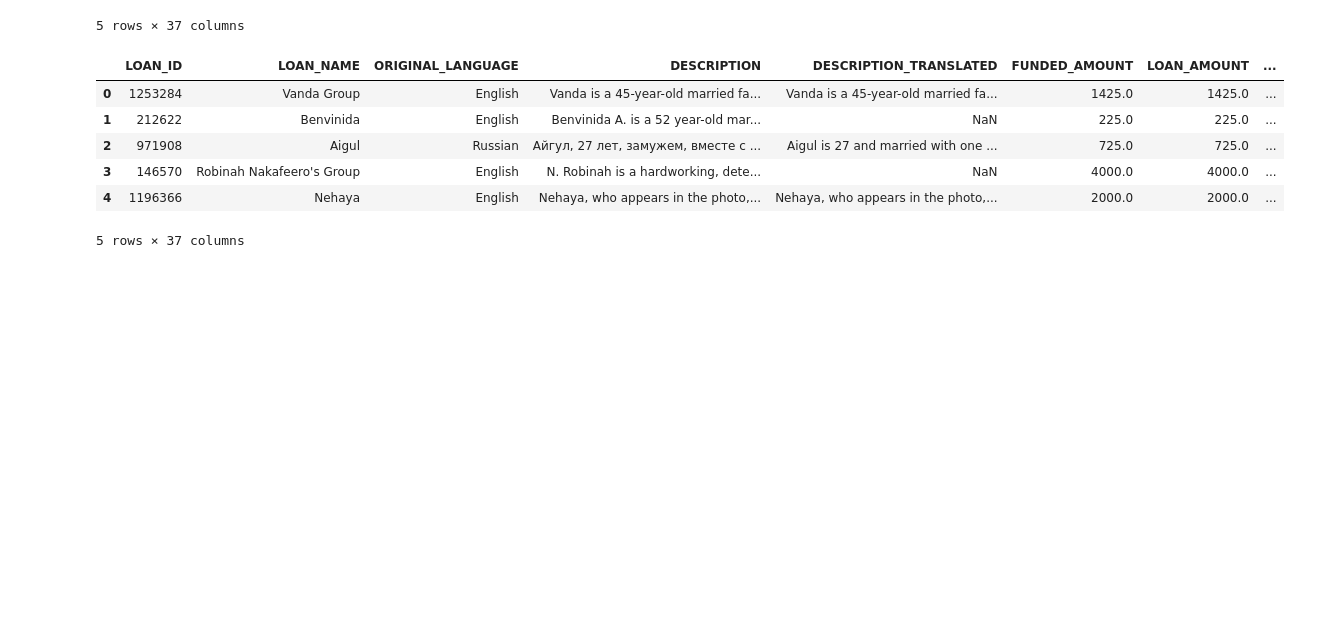
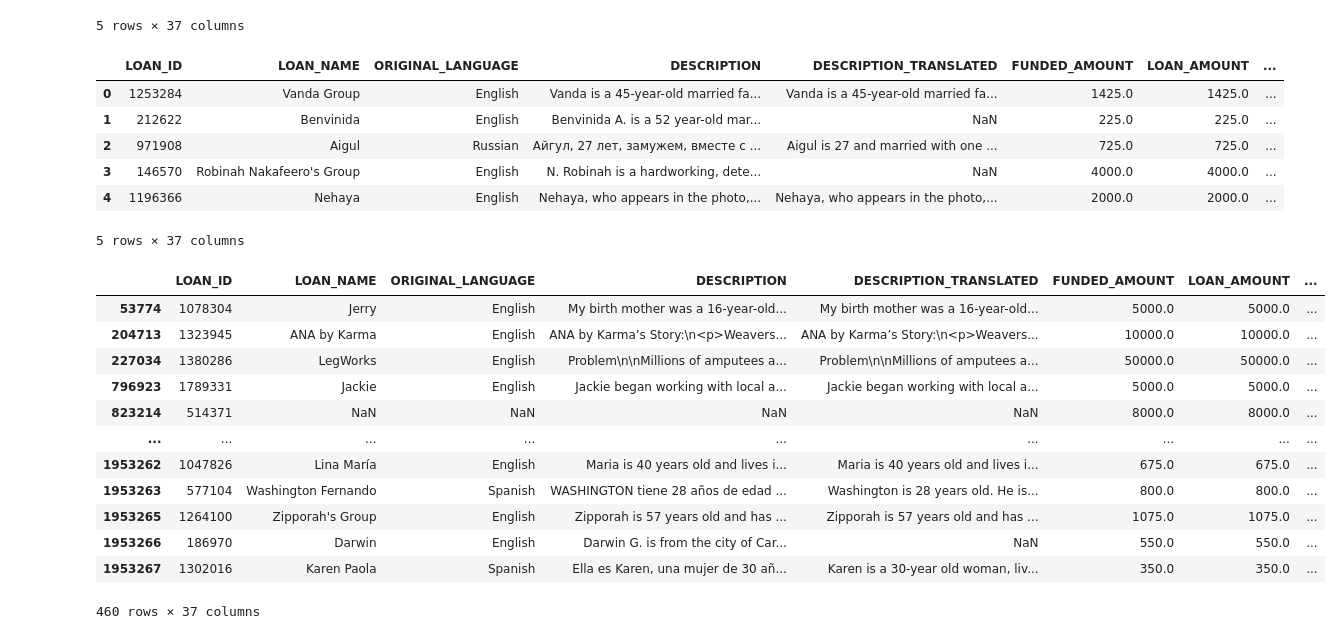
Before and after one commit to emmysobieski/TeamPySpark, a Jupyter notebook: Dashboard_Data_Exploration.ipynb, the cells around one changed output. Saved outputs shown, nothing was run; the diff lists cells and outputs as text; code cells hidden in the pictures; blank space fills up the shorter version.

```diff
--- a/Dashboard_Data_Exploration.ipynb
+++ b/Dashboard_Data_Exploration.ipynb
@@ -333,3 +344,20 @@ clean_loans_df.head()
 | 3 | 146570 | Robinah Nakafeero's Group | English | N. Robinah is a hardworking, dete... | NaN | 4000.0 | 4000.0 | ... |
 | 4 | 1196366 | Nehaya | English | Nehaya, who appears in the photo,... | Nehaya, who appears in the photo,... | 2000.0 | 2000.0 | ... |
 5 rows × 37 columns
+# %%
+country = clean_loans_df.groupby('COUNTRY_NAME')
+country.tail()
+# %% [output]
+|  | LOAN_ID | LOAN_NAME | ORIGINAL_LANGUAGE | DESCRIPTION | DESCRIPTION_TRANSLATED | FUNDED_AMOUNT | LOAN_AMOUNT | ... |
+| 53774 | 1078304 | Jerry | English | My birth mother was a 16-year-old... | My birth mother was a 16-year-old... | 5000.0 | 5000.0 | ... |
+| 204713 | 1323945 | ANA by Karma | English | ANA by Karma’s Story:\n<p>Weavers... | ANA by Karma’s Story:\n<p>Weavers... | 10000.0 | 10000.0 | ... |
+| 227034 | 1380286 | LegWorks | English | Problem\n\nMillions of amputees a... | Problem\n\nMillions of amputees a... | 50000.0 | 50000.0 | ... |
+| 796923 | 1789331 | Jackie | English | Jackie began working with local a... | Jackie began working with local a... | 5000.0 | 5000.0 | ... |
+| 823214 | 514371 | NaN | NaN | NaN | NaN | 8000.0 | 8000.0 | ... |
+| ... | ... | ... | ... | ... | ... | ... | ... | ... |
+| 1953262 | 1047826 | Lina María | English | Maria is 40 years old and lives i... | Maria is 40 years old and lives i... | 675.0 | 675.0 | ... |
+| 1953263 | 577104 | Washington Fernando | Spanish | WASHINGTON tiene 28 años de edad ... | Washington is 28 years old. He is... | 800.0 | 800.0 | ... |
+| 1953265 | 1264100 | Zipporah's Group | English | Zipporah is 57 years old and has ... | Zipporah is 57 years old and has ... | 1075.0 | 1075.0 | ... |
+| 1953266 | 186970 | Darwin | English | Darwin G. is from the city of Car... | NaN | 550.0 | 550.0 | ... |
+| 1953267 | 1302016 | Karen Paola | Spanish | Ella es Karen, una mujer de 30 añ... | Karen is a 30-year old woman, liv... | 350.0 | 350.0 | ... |
+460 rows × 37 columns
```
Also changed, not shown: parts of 8 cells of this notebook, 1 other file.
